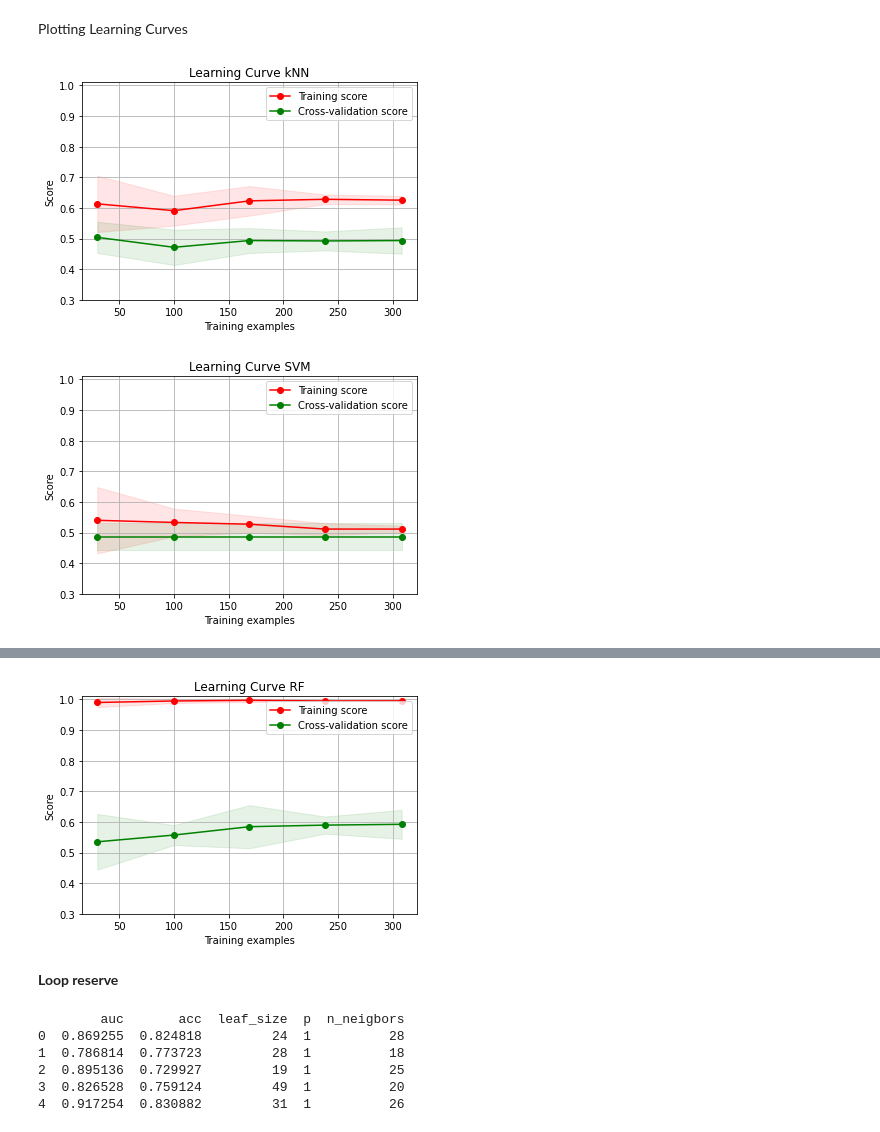
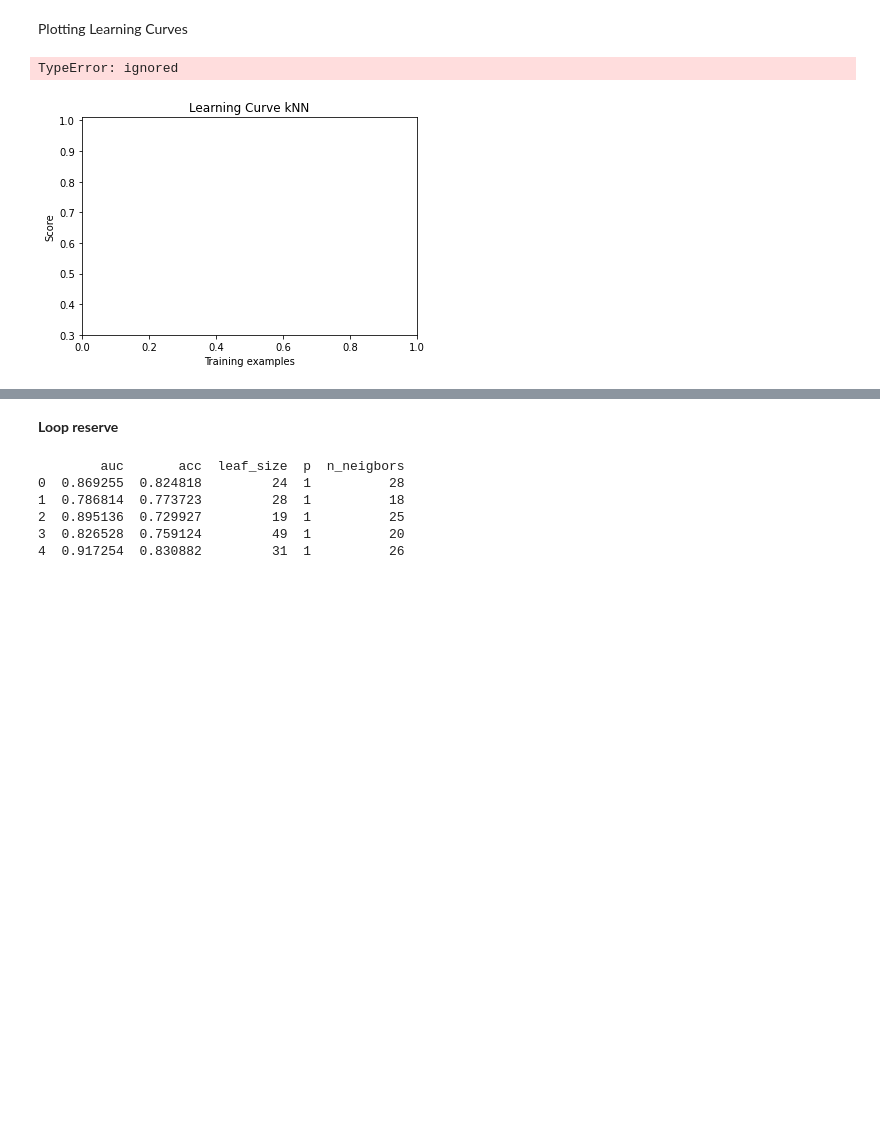
Before and after one commit to annawalstra/TM10007_Group5, a Jupyter notebook: assignment.ipynb, the cells around one changed output, grey strips where cells are left out. Saved outputs shown, nothing was run; the diff lists cells and outputs as text; code cells hidden in the pictures; blank space fills up the shorter version.

```diff
--- a/assignment.ipynb
+++ b/assignment.ipynb
@@ -1310,8 +1307,10 @@ for validation_index, test_index in cv_20fold.split(X, Y):
     X_test = np.array(X)[test_index]
     Y_test = np.array(Y)[test_index]
 
+    print(X_test.shape)
+
     # Scaling
-    scaler = preprocessing.MinMaxScaler()
+    scaler = preprocessing.StandardScaler()
     scaler.fit(X_validation)
     X_val_scaled = scaler.transform(X_validation)
     X_test_scaled = scaler.transform(X_test)
@@ -1448,6 +1503,24 @@ Hyperparameters RF
 # %% [markdown]
 Plotting Learning Curves
 # %%
+#X_total = list(X_validation)
+#X_total = X_total.append(X_test)
+#X_total = np.array(X_total)
+
+#Y_total = list(Y_validation)
+#Y_total = Y_total.append(Y_test)
+#Y_total = np.array(Y_total)
+
+#print(type(X_total))
+
+# Scaling
+#scaler = preprocessing.StandardScaler()
+#scaler.fit(X_validation)
+#X_val_scaled = scaler.transform(X)
+#X_test_scaled = scaler.transform(X_test)
+
+# Feature selection
+#X_validation, X_test = RFpca_selection(X_val_scaled, X_test_scaled, Y_validation)
 
 # Learning curve kNN
 plt.show()
@@ -1455,35 +1528,35 @@ title = ('Learning Curve kNN')
 leaf_size_freq = most_frequent(list(kNN_table.leaf_size))
 p_freq = most_frequent(list(kNN_table.p))
 n_neighbors_freq = most_frequent(list(kNN_table.n_neigbors))
 clf_kNN = KNeighborsClassifier(leaf_size=leaf_size_freq, p=p_freq, n_neighbors=n_neighbors_freq)
 fig, ax = plt.subplots()
 cv = ShuffleSplit(n_splits=10, test_size=0.2, random_state=0)
-plot_learning_curve(clf_kNN, title, (X_validation + X_test), (Y_validation + Y_test), ax, ylim=(0.3, 1.01), cv=cv)
+plot_learning_curve(clf_kNN, title, X_total, Y_total, ax, ylim=(0.3, 1.01), cv=cv)
 
 
 # Learning curve SVM
 plt.show()
 title = ('Learning Curve SVM')
 C_freq = most_frequent(list(SVM_table.C))
 coef0_freq = most_frequent(list(SVM_table.coef0))
 degree_freq = most_frequent(list(SVM_table.degree))
 clf_SVM = SVC(C=C_freq, coef0=coef0_freq, degree=degree_freq)
 fig, ax = plt.subplots()
 cv = ShuffleSplit(n_splits=10, test_size=0.2, random_state=0)
-plot_learning_curve(clf_SVM, title, (X_validation + X_test), (Y_validation + Y_test), ax, ylim=(0.3, 1.01), cv=cv)
+plot_learning_curve(clf_SVM, title, X_total, Y_total, ax, ylim=(0.3, 1.01), cv=cv)
 
 # Learning curve RF
 plt.show()
 title = ('Learning Curve RF')
 n_estimators_freq = most_frequent(list(RF_table.n_estimators))
 bootstrap_freq = most_frequent(list(RF_table.bootstrap))
 criterion_freq = most_frequent(list(RF_table.criterion))
 max_depth_freq = most_frequent(list(RF_table.max_depth))
 min_samples_split_freq = most_frequent(list(RF_table.min_samples_split))
 clf_RF = RandomForestClassifier(n_estimators=n_estimators_freq, bootstrap=bootstrap_freq , criterion=criterion_freq, max_depth=max_depth_freq, min_samples_split=min_samples_split_freq)
 fig, ax = plt.subplots()
 cv = ShuffleSplit(n_splits=10, test_size=0.2, random_state=0)
-plot_learning_curve(clf_RF, title, (X_validation + X_test), (Y_validation + Y_test), ax, ylim=(0.3, 1.01), cv=cv)
+plot_learning_curve(clf_RF, title, X_total, Y_total, ax, ylim=(0.3, 1.01), cv=cv)
 # %% [output]
+TypeError: ignored
-[figure, old version]
+[figure, new version]
-[figure, removed]
@@ -1491,4 +1563,3 @@ plot_learning_curve(clf_RF, title, (X_validation + X_test), (Y_validation + Y_te
-[figure, removed]
 # %% [markdown]
 **Loop reserve**
 # %%
```
Also changed, not shown: parts of 5 cells of this notebook.
